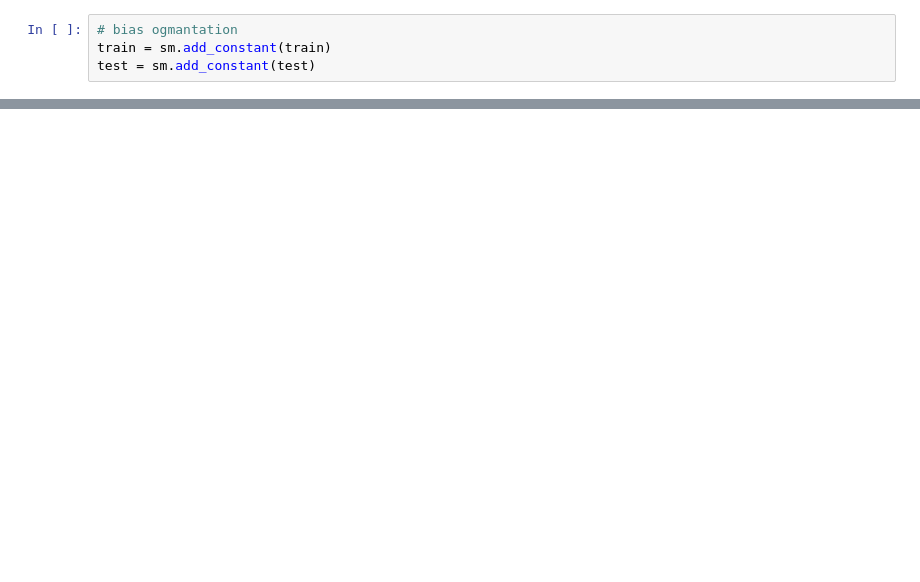
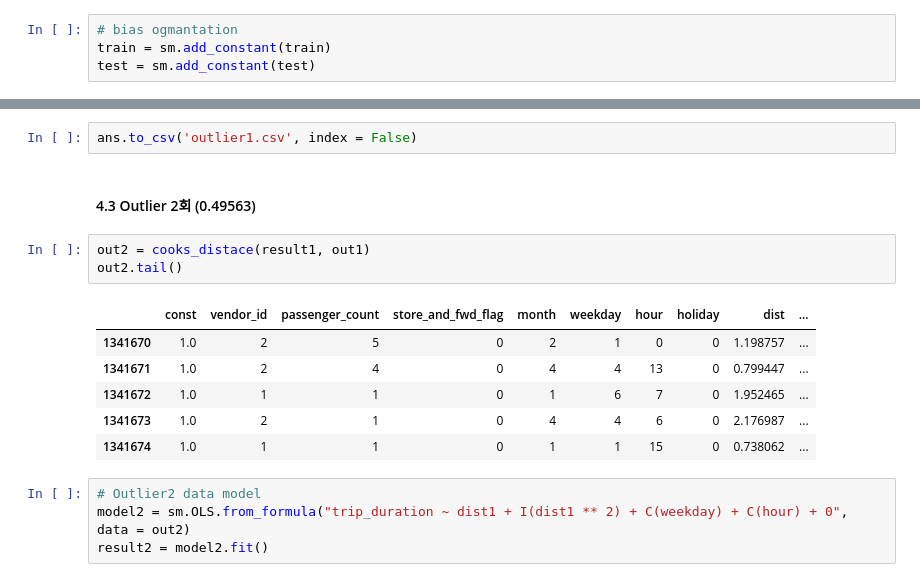
Before and after one commit to Romanism/Project, a Jupyter notebook: 01_New York City Taxi Trip Duration/02_Modeling.ipynb, the cells around one changed output, grey strips where cells are left out. Cells and saved outputs as stored; diff of their text form; blank space fills up the shorter version.

```diff
--- a/01_New York City Taxi Trip Duration/02_Modeling.ipynb
+++ b/01_New York City Taxi Trip Duration/02_Modeling.ipynb
@@ -517,0 +286,18 @@ P-value     :  0.000
+# %%
+ans.to_csv('outlier1.csv', index = False)
+# %% [markdown]
+#### 4.3 Outlier 2회 (0.49563)
+# %%
+out2 = cooks_distace(result1, out1)
+out2.tail()
+# %% [output]
+|  | const | vendor_id | passenger_count | store_and_fwd_flag | month | weekday | hour | holiday | dist | ... |
+| 1341670 | 1.0 | 2 | 5 | 0 | 2 | 1 | 0 | 0 | 1.198757 | ... |
+| 1341671 | 1.0 | 2 | 4 | 0 | 4 | 4 | 13 | 0 | 0.799447 | ... |
+| 1341672 | 1.0 | 1 | 1 | 0 | 1 | 6 | 7 | 0 | 1.952465 | ... |
+| 1341673 | 1.0 | 2 | 1 | 0 | 4 | 4 | 6 | 0 | 2.176987 | ... |
+| 1341674 | 1.0 | 1 | 1 | 0 | 1 | 1 | 15 | 0 | 0.738062 | ... |
+# %%
+# Outlier2 data model
+model2 = sm.OLS.from_formula("trip_duration ~ dist1 + I(dist1 ** 2) + C(weekday) + C(hour) + 0", data = out2)
+result2 = model2.fit()
```
Also changed, not shown: parts of 107 cells of this notebook, 15 other files.
